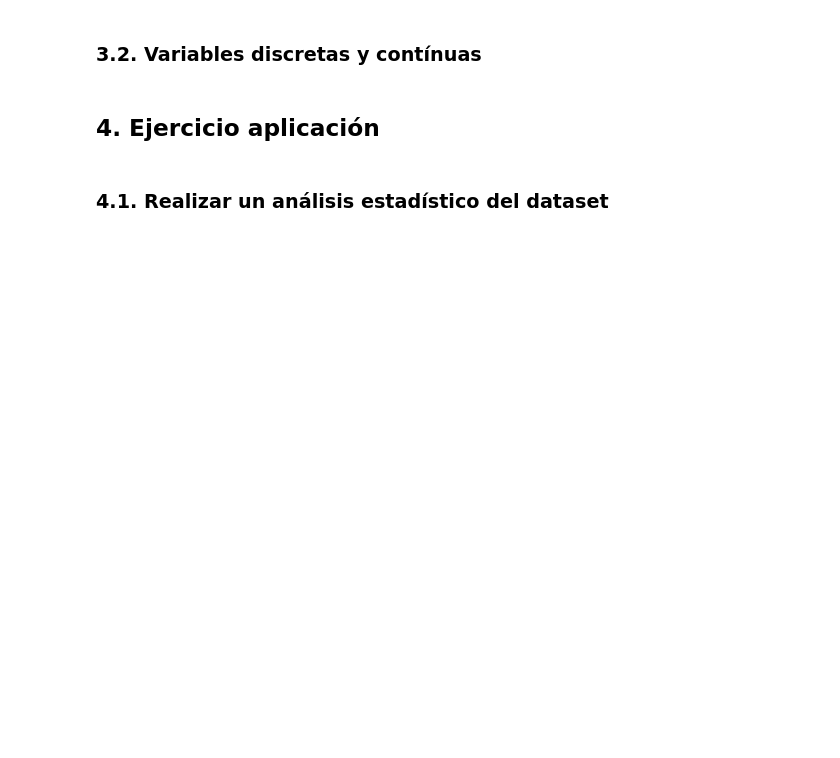
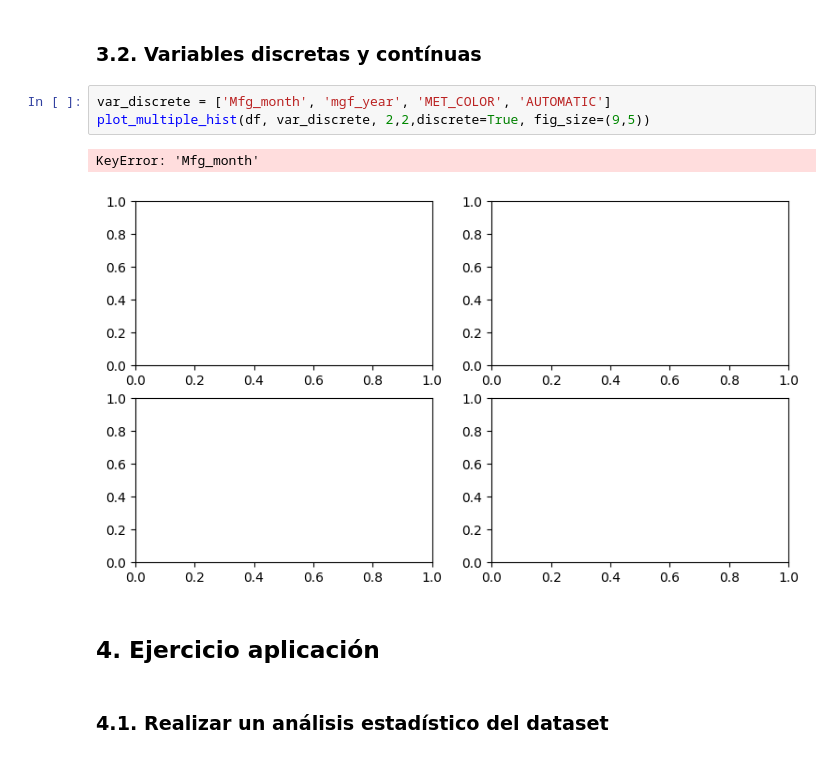
Before and after one commit to Lemito66/Maestria, a Jupyter notebook: Analisis_de_Riesgos/1/1_intro_estadistica.ipynb, the cells around one changed output. Saved outputs shown, nothing was run; the diff lists cells and outputs as text; blank space fills up the shorter version.

```diff
--- a/Analisis_de_Riesgos/1/1_intro_estadistica.ipynb
+++ b/Analisis_de_Riesgos/1/1_intro_estadistica.ipynb
@@ -145,5 +196,11 @@ df = pd.read_csv(path + file).drop(columns=['Id'])
 # %% [markdown]
 ### **3.2. Variables discretas y contínuas**
+# %%
+var_discrete = ['Mfg_month', 'mgf_year', 'MET_COLOR', 'AUTOMATIC']
+plot_multiple_hist(df, var_discrete, 2,2,discrete=True, fig_size=(9,5))
+# %% [output]
+KeyError: 'Mfg_month'
+[figure, added]
 # %% [markdown]
 ## **4. Ejercicio aplicación**
 # %% [markdown]
```
Also changed, not shown: parts of 15 cells of this notebook, 1 other file.
